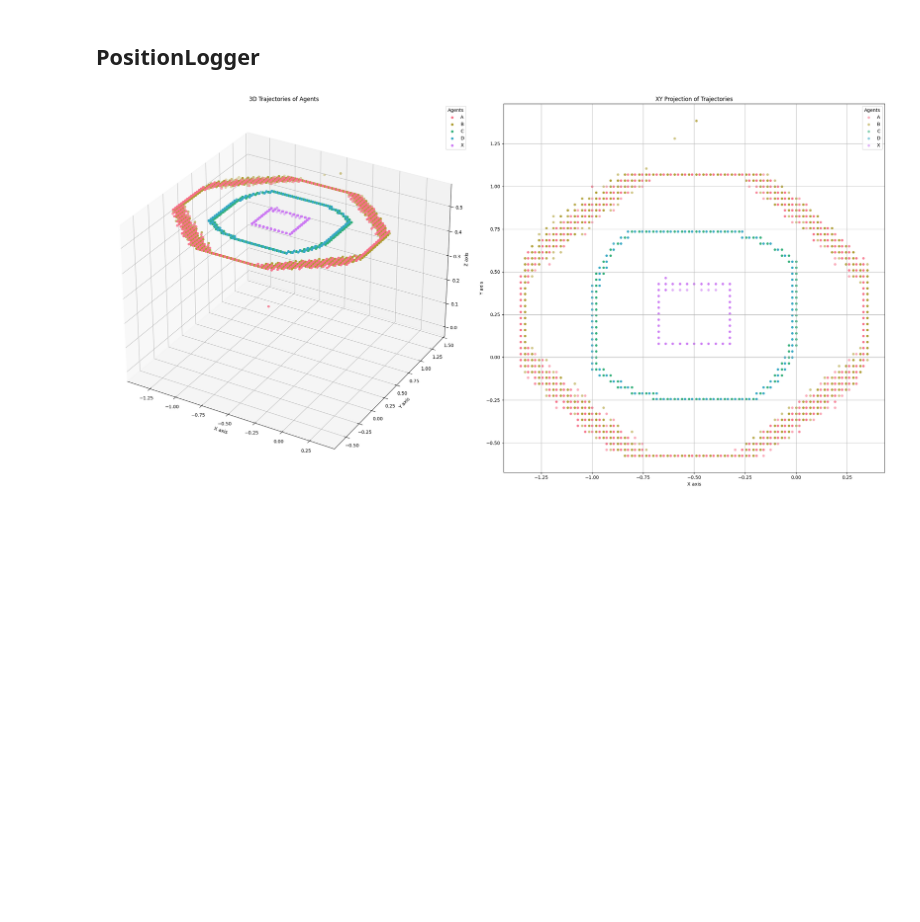
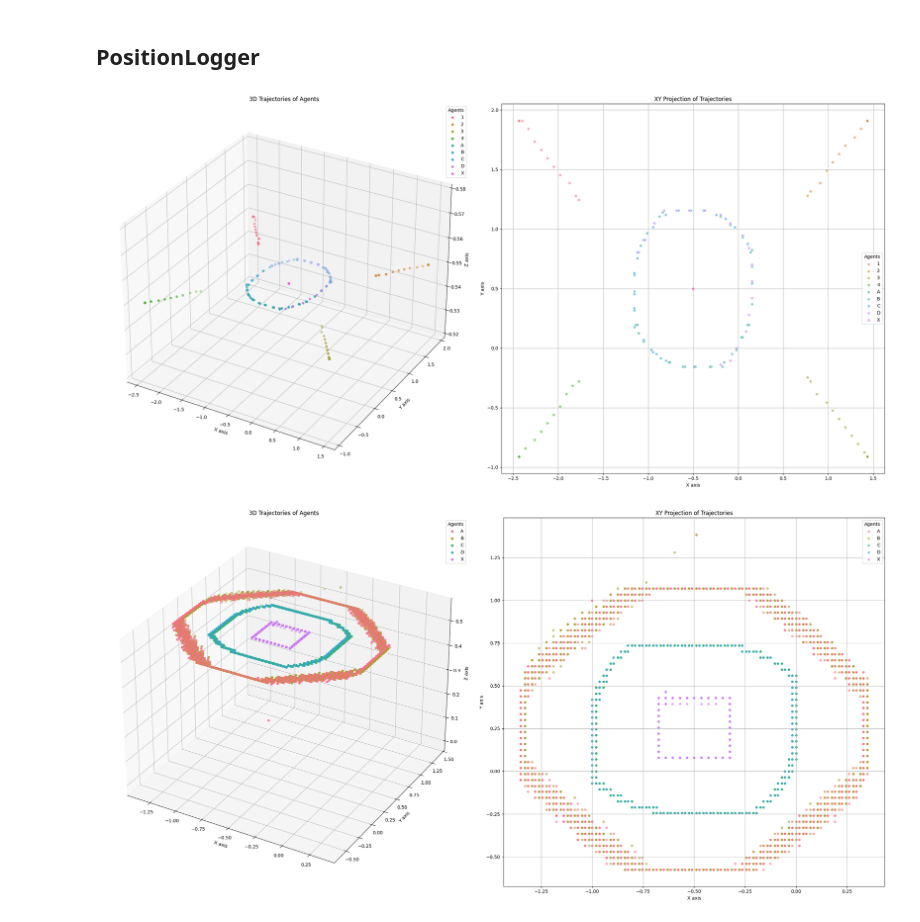
Before and after one commit to alexandru-dochian/multi_agent_framework, a Jupyter notebook: analytics.ipynb, the cells around one changed output. Drawn from its saved outputs; the diff is of its cells as text; code cells hidden in the pictures; blank space fills up the shorter version.

Commit message:
Updated docts & refactored config experiments

```diff
--- a/analytics.ipynb
+++ b/analytics.ipynb
@@ -96,6 +96,10 @@ def plot_experiment_trajectories(experiment: str):
         processed_data, columns=["agent", "X", "Y", "Z"]
     ).fillna(0)
     plot_trajectories(df)
+# %%
+plot_experiment_trajectories("default")
+# %% [output]
+[figure, added]
 # %%
 plot_experiment_trajectories("circle_spin")
 # %% [output]
```
Also changed, not shown: 13 other files.
